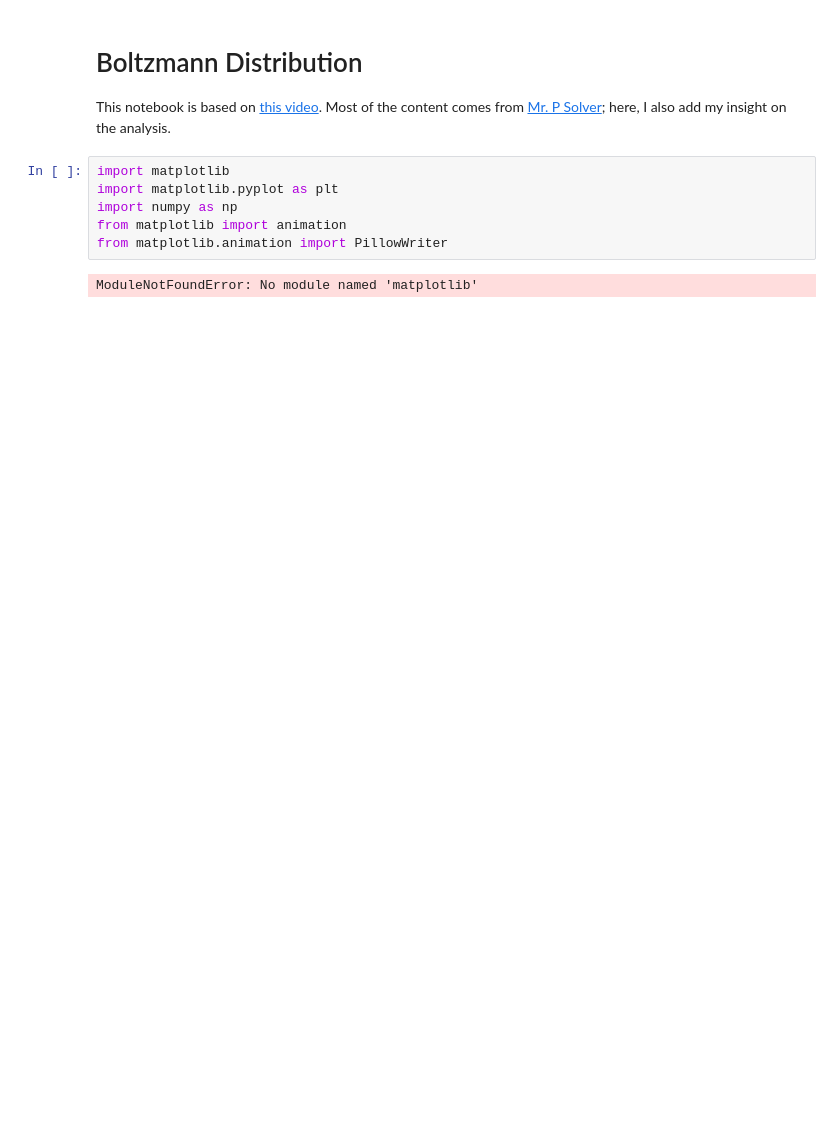
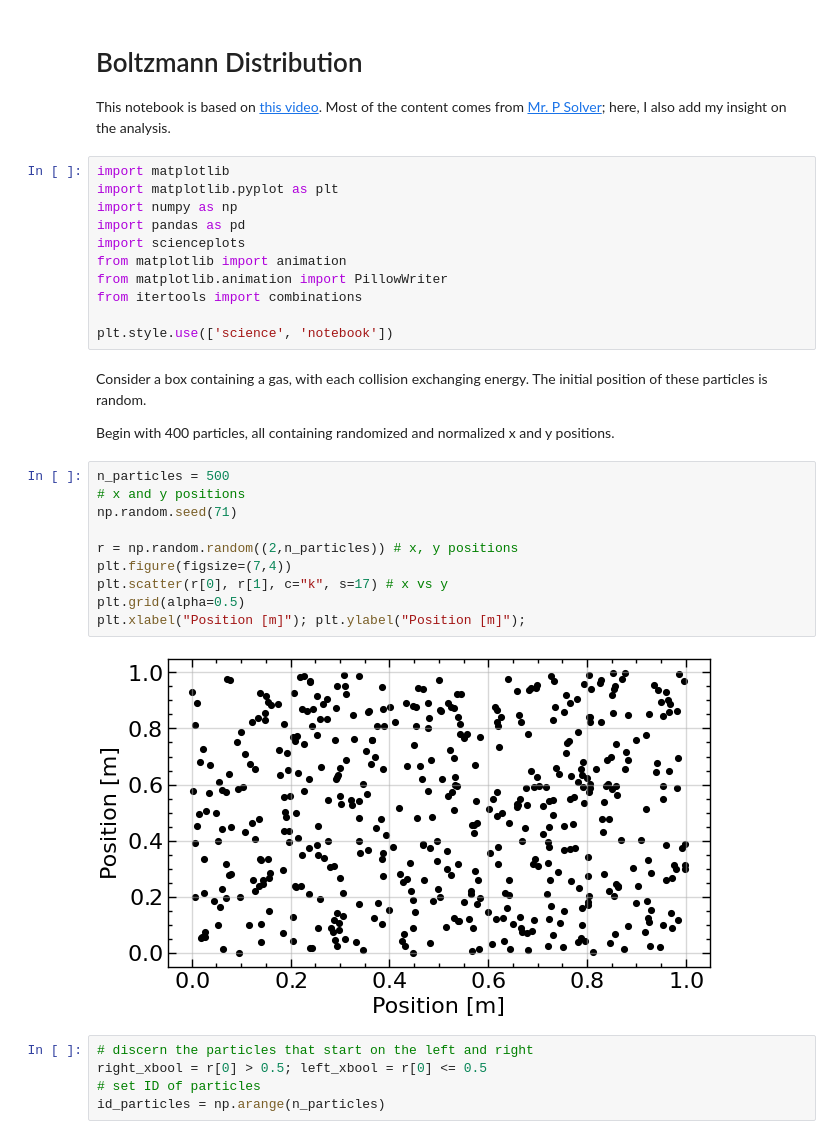
Before and after one commit to Chinnasf/Physics, a Jupyter notebook: GPU Code/Boltzmann Distribution | Non-GPU.ipynb, the cells around one changed output. Cells and saved outputs as stored; diff of their text form; blank space fills up the shorter version.

```diff
--- a/GPU Code/Boltzmann Distribution | Non-GPU.ipynb
+++ b/GPU Code/Boltzmann Distribution | Non-GPU.ipynb
@@ -6,7 +6,31 @@ This notebook is based on [this video](https://youtu.be/65kl4eE9ovI?si=h7XxmKXDb
 import matplotlib
 import matplotlib.pyplot as plt
 import numpy as np
+import pandas as pd
+import scienceplots
 from matplotlib import animation
 from matplotlib.animation import PillowWriter
+from itertools import combinations
+
+plt.style.use(['science', 'notebook'])
-# %% [output]
-ModuleNotFoundError: No module named 'matplotlib'
+# %% [markdown]
+Consider a box containing a gas, with each collision exchanging energy. The initial position of these particles is random.
+
+Begin with 400 particles, all containing randomized and normalized x and y positions.
+# %%
+n_particles = 500
+# x and y positions
+np.random.seed(71)
+
+r = np.random.random((2,n_particles)) # x, y positions
+plt.figure(figsize=(7,4))
+plt.scatter(r[0], r[1], c="k", s=17) # x vs y
+plt.grid(alpha=0.5)
+plt.xlabel("Position [m]"); plt.ylabel("Position [m]");
+# %% [output]
+[figure, added]
+# %%
+# discern the particles that start on the left and right
+right_xbool = r[0] > 0.5; left_xbool = r[0] <= 0.5
+# set ID of particles
+id_particles = np.arange(n_particles)
```
Also changed, not shown: parts of 8 cells of this notebook.
